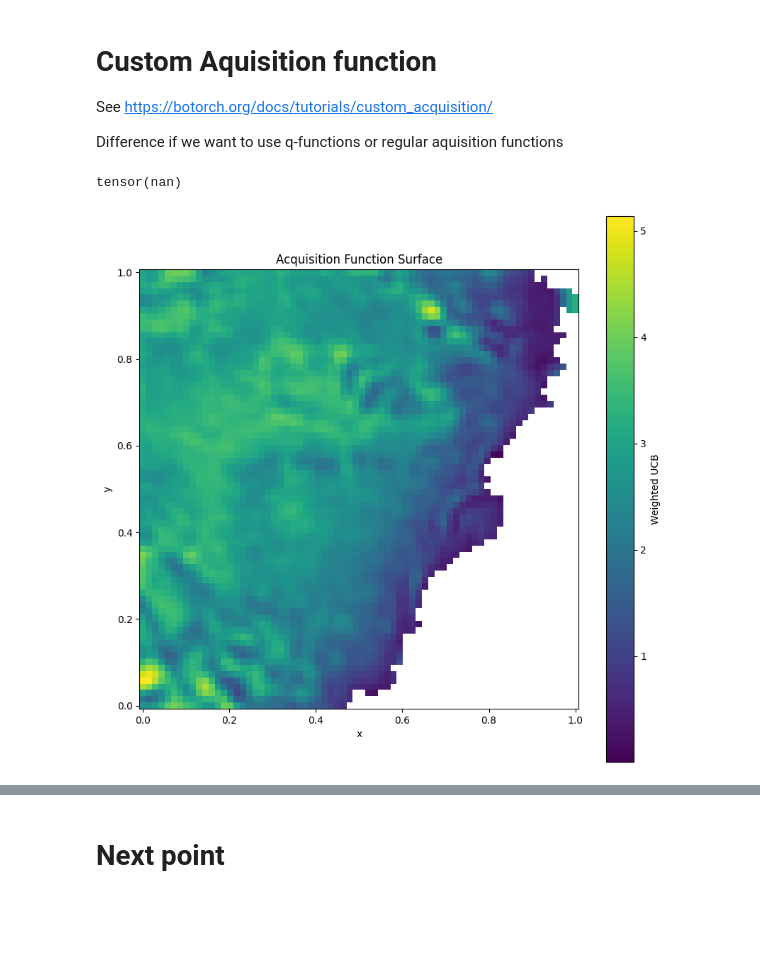
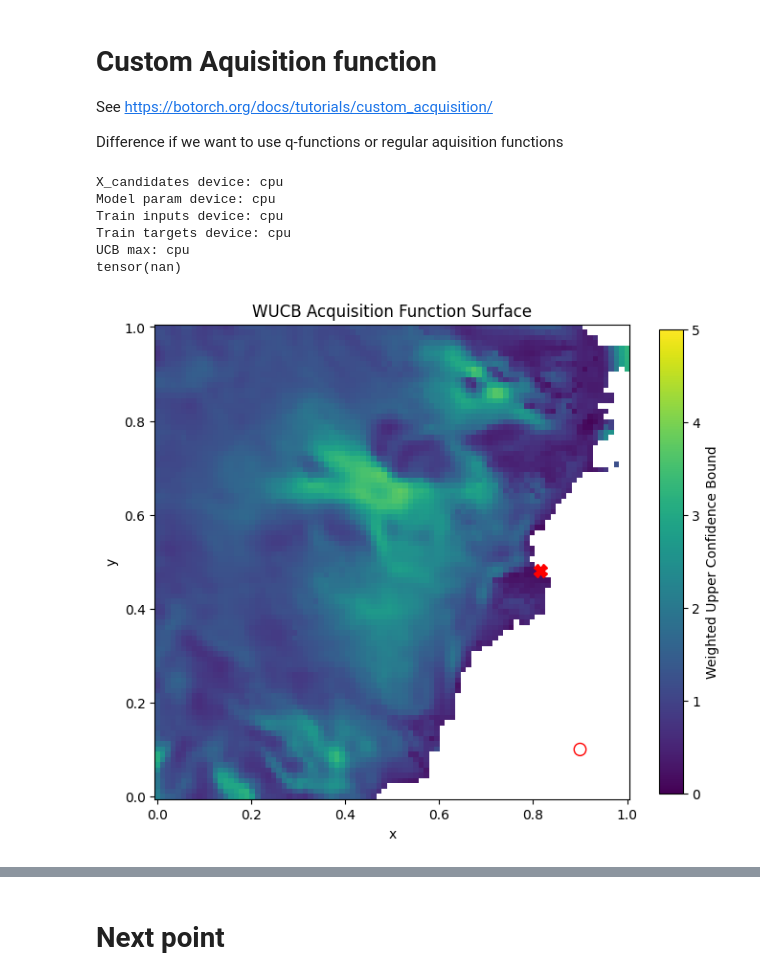
Before and after one commit to kimbente/BO4AIS, a Jupyter notebook: develop_bo.ipynb, the cells around one changed output, grey strips where cells are left out. Drawn from its saved outputs; the diff is of its cells as text; code cells hidden in the pictures; blank space fills up the shorter version.

Commit message:
grid selection, WUCB

```diff
--- a/develop_bo.ipynb
+++ b/develop_bo.ipynb
@@ -165,12 +332,0 @@ UCB = UpperConfidenceBound(
-# %%
-# domain is 0 to 1
-N_side = 120
-# N_side**2 candidate points
-side = torch.linspace(0, 1, N_side)
-x, y = torch.meshgrid(side, side, indexing = 'xy')
-X_points_long = torch.stack([x.flatten(), y.flatten()], dim = -1)
-# batch_shape × q × d with q = 1: pointswise
-X_candidates = X_points_long.unsqueeze(1)
-
-acq_values_UCB = UCB(X_candidates)
-acq_values_UCB_2d = acq_values_UCB.reshape(N_side, N_side).detach().numpy()
@@ -289,16 +510,51 @@ WUCB = WeightedUCB(
 # %%
 acq_values_WUCB = WUCB(X_candidates)
-
 acq_values_WUCB_2d = acq_values_WUCB.reshape(N_side, N_side).detach().numpy()
 
-plt.figure(figsize = (10, 10))
-plt.pcolormesh(side, side, acq_values_WUCB_2d, shading = 'auto', cmap = 'viridis')
-plt.colorbar(label = "Weighted UCB")
-plt.xlabel("x")
-plt.ylabel("y")
-plt.title("Acquisition Function Surface")
-plt.gca().set_aspect('equal', adjustable = 'box')
+### PLOT ###
+fig, ax = plt.subplots(figsize = (8, 7))
+
+pcm = ax.pcolormesh(
+    side, side, acq_values_WUCB_2d,
+    shading = 'auto',
+    cmap = "viridis", # "YlOrRd"
+    vmin = 0, vmax = 5
+)
+
+# show lengthscale elipsoid in bottom right corner
+center = (0.9, 0.1)
+ell = Ellipse(
+    xy = center,
+    # lengthscale is torch.Size([1, 2])
+    width = 1 * float(lengthscales[0, 0]),
+    height = 1 * float(lengthscales[0, 1]),
+    angle = 0,
+    edgecolor = 'red',
+    facecolor = 'none',
+    lw = 1,
+)
+ax.add_patch(ell)
+
+# Mark skiway location with red X
+ax.plot(
+    skiway_x_norm,
+    skiway_y_norm,
+    "rX",
+    markersize = 10,
+    label = "Casey skiway")
+
+fig.colorbar(pcm, ax = ax, shrink = 0.9, label = "Weighted Upper Confidence Bound")
+ax.set_xlabel("x")
+ax.set_ylabel("y")
+ax.set_aspect('equal', adjustable = 'box')
+ax.set_title("WUCB Acquisition Function Surface")
+
 plt.show()
 # %% [output]
+X_candidates device: cpu
+Model param device: cpu
+Train inputs device: cpu
+Train targets device: cpu
+UCB max: cpu
 tensor(nan)
-[figure, old version]
+[figure, new version]
```
Also changed, not shown: parts of 37 cells of this notebook, 6 other files.
